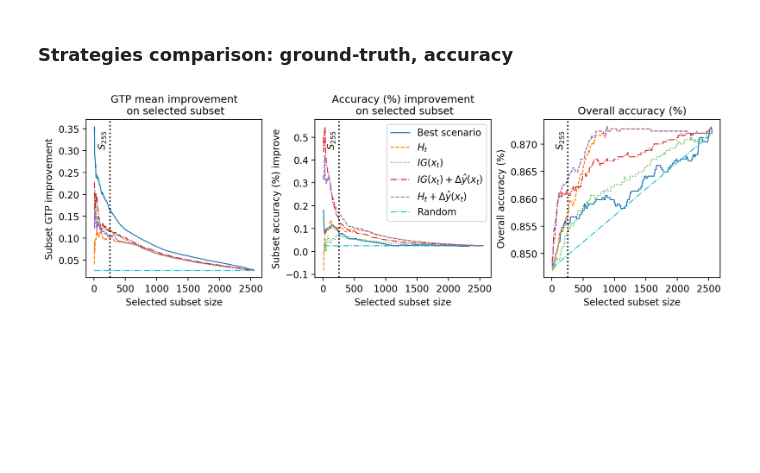
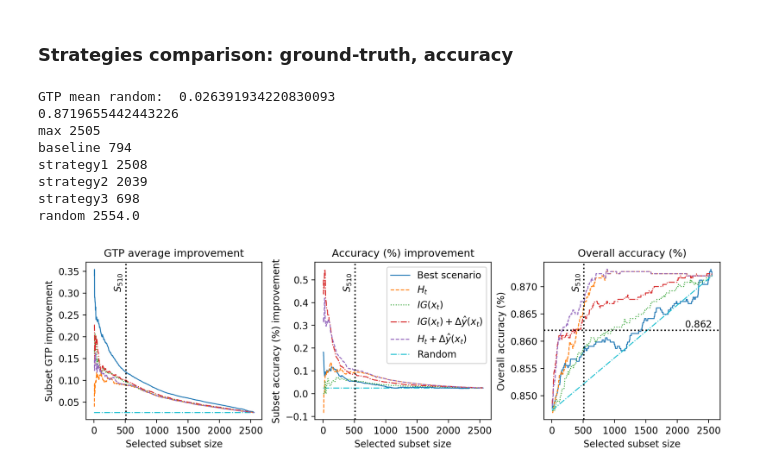
Before and after one commit to jastudillo1/An-Information-Theory-Approach-On-deciding-Spectroscopic-follow-ups, a Jupyter notebook: Selection/Candidate selection.ipynb, the cells around one changed output. Saved outputs shown, nothing was run; the diff lists cells and outputs as text; code cells hidden in the pictures; blank space fills up the shorter version.

```diff
--- a/Selection/Candidate selection.ipynb
+++ b/Selection/Candidate selection.ipynb
@@ -382,11 +349,11 @@ def plot_subset_acc(fig, axes, probs, strategies, colors, linestyles, offset=0,
     plt.hlines(y=random_diff, xmin=0, xmax=probs.shape[0], color=colors[-1], linestyle='dashdot',
                label='Random', linewidth=1)
     if title:
-        title = 'Accuracy (%) improvement\n on selected subset'
+        title = 'Accuracy (%) improvement'
         plt.title(title, fontsize=11)
     if xlabel:
         plt.xlabel('Selected subset size')
-    plt.ylabel('Subset accuracy (%) improve')
+    plt.ylabel('Subset accuracy (%) improvement')
     if legend:
         plt.legend(loc=0)
 # %%
@@ -407,11 +374,12 @@ def plot_ground_truth(fig, axes, probs, strategies, colors, linestyles, offset=0
         plt.plot(index[offset:], improve[offset:], linestyle=ls, label=label, c=color, linewidth=1)
 
     random_diff = np.mean(probs['ground_diff'])
+    print('GTP mean random: ',random_diff)
     plt.hlines(y=random_diff,xmin=0, xmax=probs.shape[0], color=colors[-1], linestyle='dashdot',
                label='Random', linewidth=1)
 
     if title:
-        title = 'GTP mean improvement\n on selected subset'
+        title = 'GTP average improvement'
         plt.title(title, fontsize=11)
     if xlabel:
         plt.xlabel('Selected subset size')
@@ -428,6 +396,10 @@ def plot_overall_acc(fig, axes, probs, strategies, colors, linestyles, offset=0,
     probs['ts_true'] = (probs['target']==probs['pred_ts']).astype('int64')
     probs['mix_true'] = (probs['target']==probs['pred_mix']).astype('int64')
 
+    acc_ts = np.sum(probs['ts_right'])/size
+    acc_mix = np.sum(probs['mix_right'])/size
+    print(acc_mix)
+
     for i, key in enumerate(strategies.keys()):
         probs_sort = probs.sort_values(by=key, ascending=False)
         ts_true = probs_sort['ts_true'][::-1].cumsum()[::-1].values[1:]
@@ -435,14 +407,15 @@ def plot_overall_acc(fig, axes, probs, strategies, colors, linestyles, offset=0,
         mix_true = probs_sort['mix_true'].cumsum().values
         acc = (ts_true + mix_true)/size
         acc = medfilt(acc, kernel_size)
+        _ = np.where(acc>=acc_mix)[0][0]
+        print(key, _)
 
         color = colors[i]
         ls = linestyles[i]
         label = strategies[key]
         plt.plot(index[offset:], acc[offset:], linestyle=ls, label=label, c=color, linewidth=1)
 
-    acc_ts = np.sum(probs['ts_right'])/size
-    acc_mix = np.sum(probs['mix_right'])/size
+    print('random', size*(acc_mix-acc_ts)/(acc_mix-acc_ts))
     x_random = [1, size+1]
     y_random = [acc_ts, acc_mix]
     plt.plot(x_random, y_random, linestyle='dashdot', label='Random', c=colors[-1], linewidth=1)
@@ -466,23 +439,39 @@ def add_vline(x, text_y=0.85):
     bottom, top = ax.get_ylim()
     ax.axvline(x, 0, 1, linestyle='dotted', color='black')
     ax.text(x-200, text_y*(top-bottom)+bottom, text, rotation=90)
+
+def add_hline(y, text_x=0.8):
+    text = r'$'+str(y)+'$'
+    ax = plt.gca()
+    left, right = ax.get_xlim()
+    ax.axhline(y, 0, 1, linestyle='dotted', color='black')
+    ax.text(text_x*(right-left)+left, y+0.0005, text)
 # %%
 plt.rcParams.update({'font.size': 10})
 plt.close()
-x_perc_10 = x_percentil(probs, perc=10)
+x_perc_10 = x_percentil(probs, perc=20)
 
 fig = plt.figure(figsize=(12,3), dpi=200)
 # fig.suptitle('Configuration 1', y=0.96)
 colors = sns.color_palette('tab10')
 linestyles = ['-', '--', ':', '-.', 'dashed', 'dashdot', 'dotted']
 plot_ground_truth(fig, 131, probs, strategies_info, colors, linestyles, offset=5, kernel_size=3, legend=False)
 add_vline(x_perc_10, text_y=0.88)
 plot_subset_acc(fig, 132, probs, strategies_info, colors, linestyles, offset=5, kernel_size=13, legend=True)
 add_vline(x_perc_10, text_y=0.88)
 plot_overall_acc(fig, 133, probs, strategies_info, colors, linestyles, offset=5, kernel_size=11, legend=False)
 add_vline(x_perc_10, text_y=0.88)
+add_hline(0.862)
 ax = plt.gca()
 plt.subplots_adjust(wspace=0.3)
 plt.show()
 # %% [output]
+GTP mean random:  0.026391934220830093
+0.8719655442443226
+max 2505
+baseline 794
+strategy1 2508
+strategy2 2039
+strategy3 698
+random 2554.0
-[figure, old version]
+[figure, new version]
```
Also changed, not shown: parts of 8 cells of this notebook, 4 other files.
